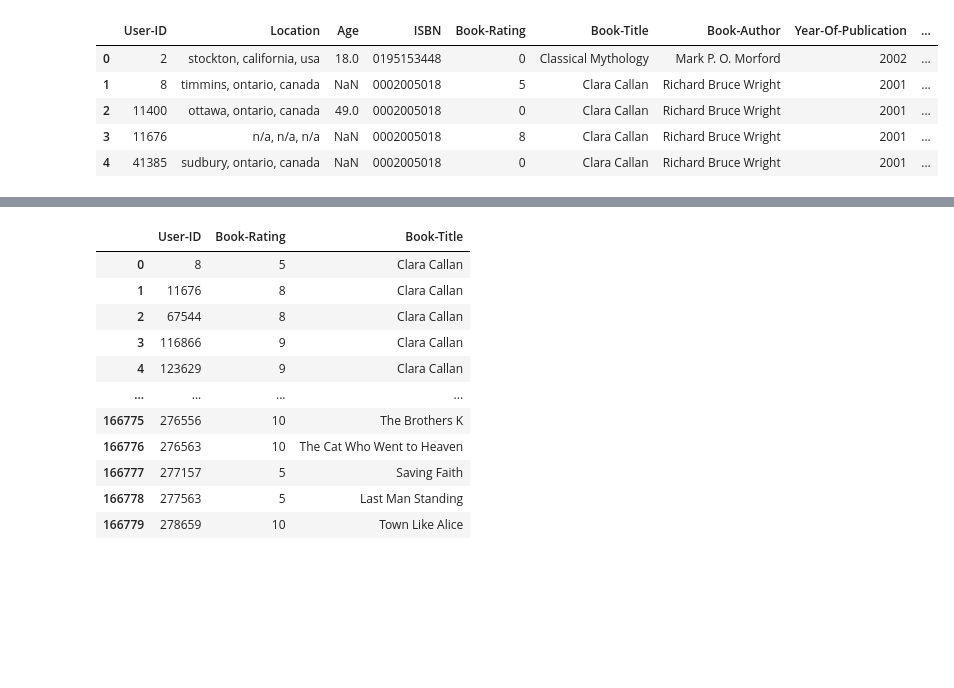
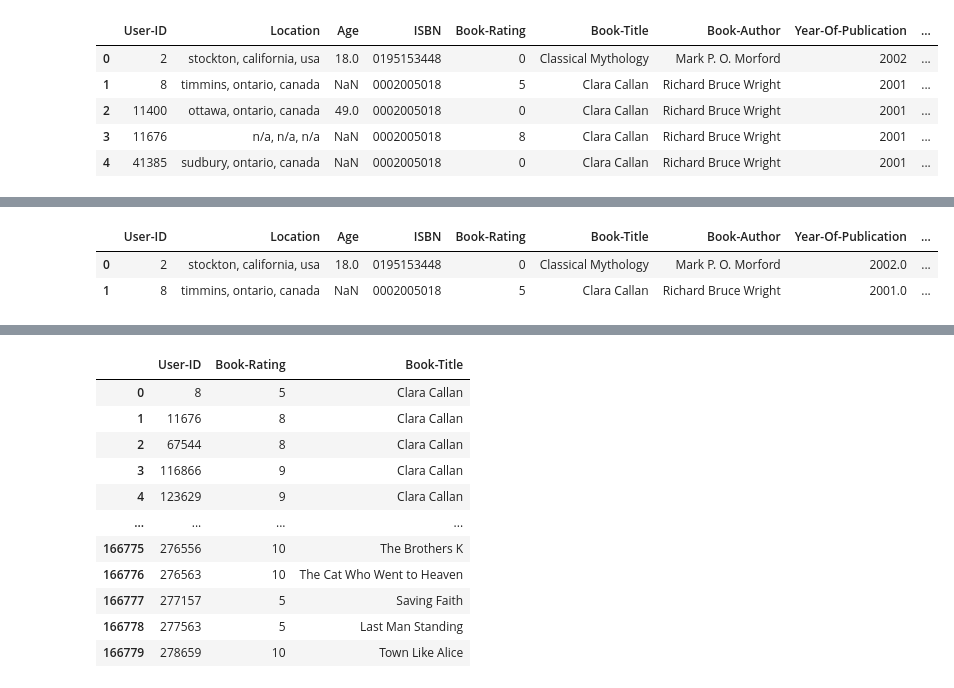
Before and after one commit to 20481A05F0/Book_Recommendation_System, a Jupyter notebook: Individual_Book_Recommendation_System.ipynb, the cells around one changed output, grey strips where cells are left out. Saved outputs shown, nothing was run; the diff lists cells and outputs as text; code cells hidden in the pictures; blank space fills up the shorter version.

```diff
--- a/Individual_Book_Recommendation_System.ipynb
+++ b/Individual_Book_Recommendation_System.ipynb
@@ -172,0 +240,8 @@ df_new.shape
+# %%
+# Removing all the integer Noice Values from the Dataset.
+df_new = df_new[(df_new['Year-Of-Publication']<=2004) & (df_new['Year-Of-Publication']!= 0)]
+df_new.head(2)
+# %% [output]
+|  | User-ID | Location | Age | ISBN | Book-Rating | Book-Title | Book-Author | Year-Of-Publication | ... |
+| 0 | 2 | stockton, california, usa | 18.0 | 0195153448 | 0 | Classical Mythology | Mark P. O. Morford | 2002.0 | ... |
+| 1 | 8 | timmins, ontario, canada | NaN | 0002005018 | 5 | Clara Callan | Richard Bruce Wright | 2001.0 | ... |
```
Also changed, not shown: parts of 59 cells of this notebook.
